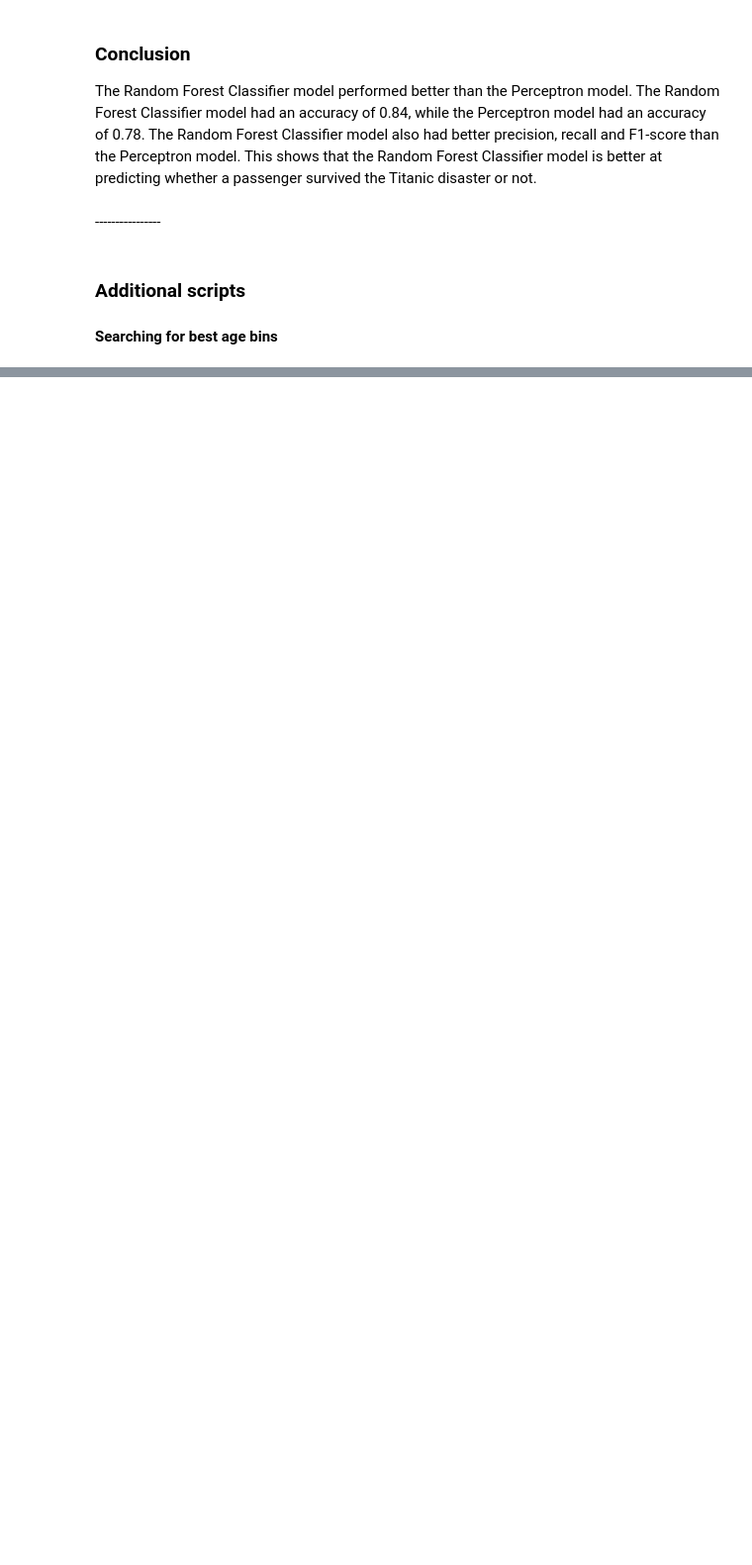
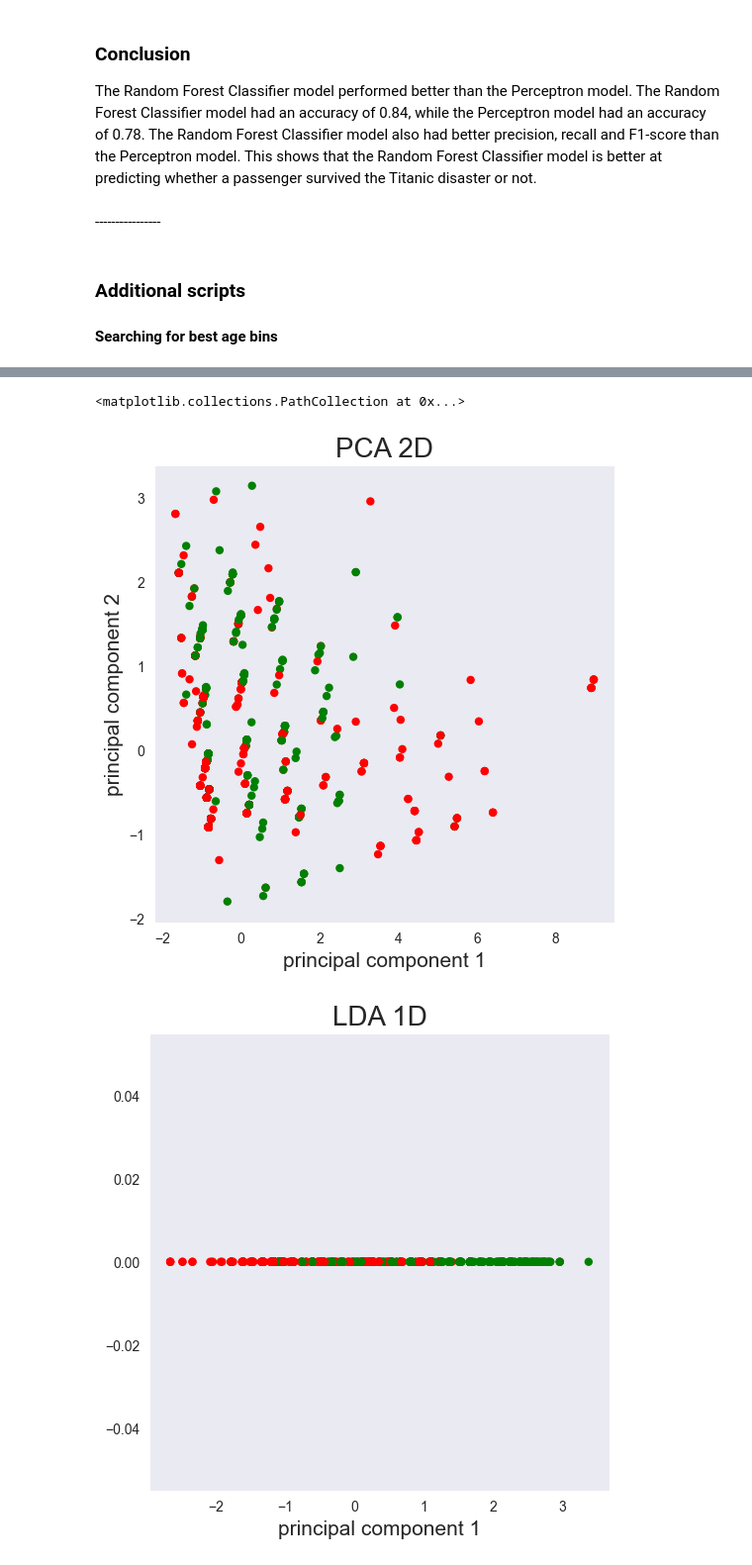
Before and after one commit to Luncenok/Data-mining, a Jupyter notebook: dm_project.ipynb, the cells around one changed output, grey strips where cells are left out. Shown: that part at 99% size. Drawn from its saved outputs; the diff is of its cells as text; code cells hidden in the pictures; blank space fills up the shorter version.

```diff
--- a/dm_project.ipynb
+++ b/dm_project.ipynb
@@ -309,0 +324,32 @@ The Random Forest Classifier model performed better than the Perceptron model. T
+# %%
+from sklearn.preprocessing import StandardScaler
+from sklearn.decomposition import PCA
+from sklearn.discriminant_analysis import LinearDiscriminantAnalysis as LDA
+import matplotlib.pyplot as plt
+import numpy as np
+
+pca = PCA(n_components = 2)
+lda = LDA(n_components = 1)
+
+Wine_new = pd.DataFrame(pca.fit_transform(X), columns = ['PC1','PC2'])
+Wine_new2 = pd.DataFrame(lda.fit_transform(X,y), columns = ['PC1'])
+colors = np.array(['red', 'green'])
+
+fig = plt.figure(figsize=(6, 6))
+ax = fig.add_subplot(1, 1, 1)
+ax.set_title('PCA 2D', fontsize=20)
+ax.set_xlabel('principal component 1', fontsize=15)
+ax.set_ylabel('principal component 2', fontsize=15)
+ax.grid()
+ax.scatter(Wine_new.PC1, Wine_new.PC2, c=colors[y], s=25)
+
+fig = plt.figure(figsize=(6, 6))
+ax = fig.add_subplot(1, 1, 1)
+ax.set_title('LDA 1D', fontsize=20)
+ax.set_xlabel('principal component 1', fontsize=15)
+ax.grid()
+ax.scatter(Wine_new2.PC1, [0]*len(Wine_new2), c=colors[y], s=25)
+# %% [output]
+<matplotlib.collections.PathCollection at 0x...>
+[figure, added]
+[figure, added]
```
Also changed, not shown: parts of 13 cells of this notebook, 2 other files.
